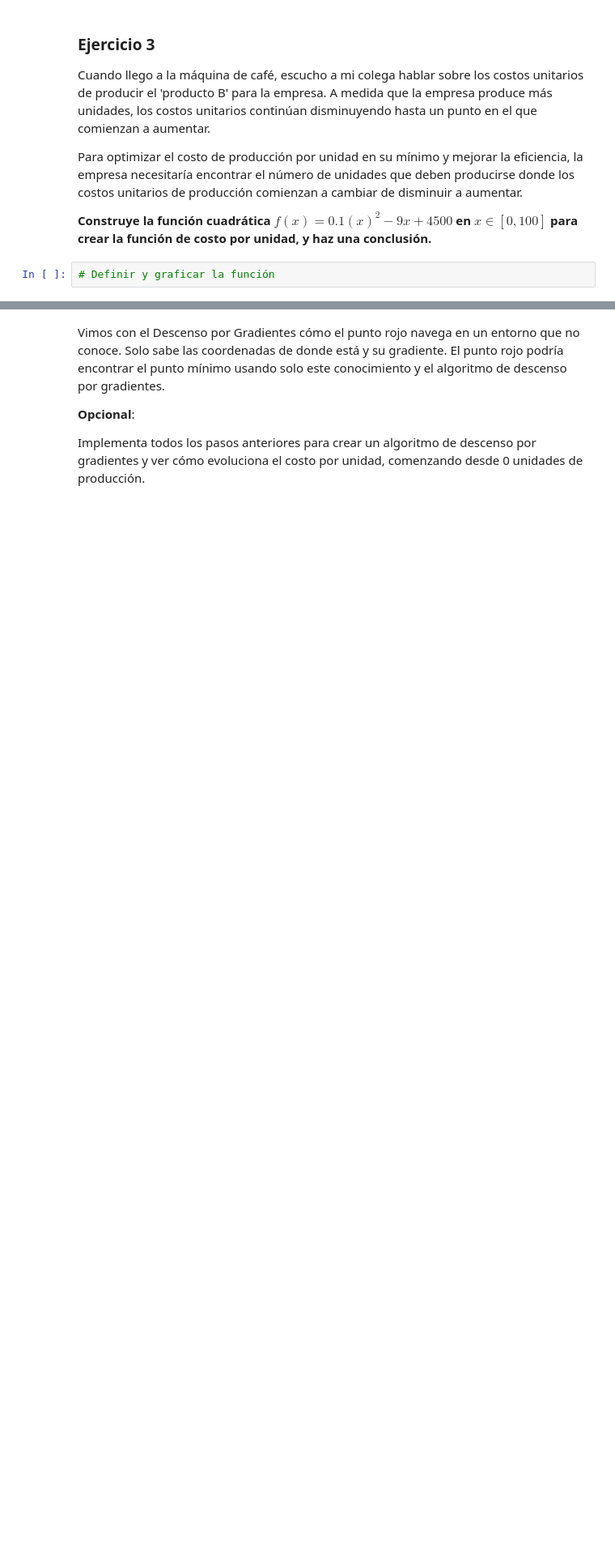
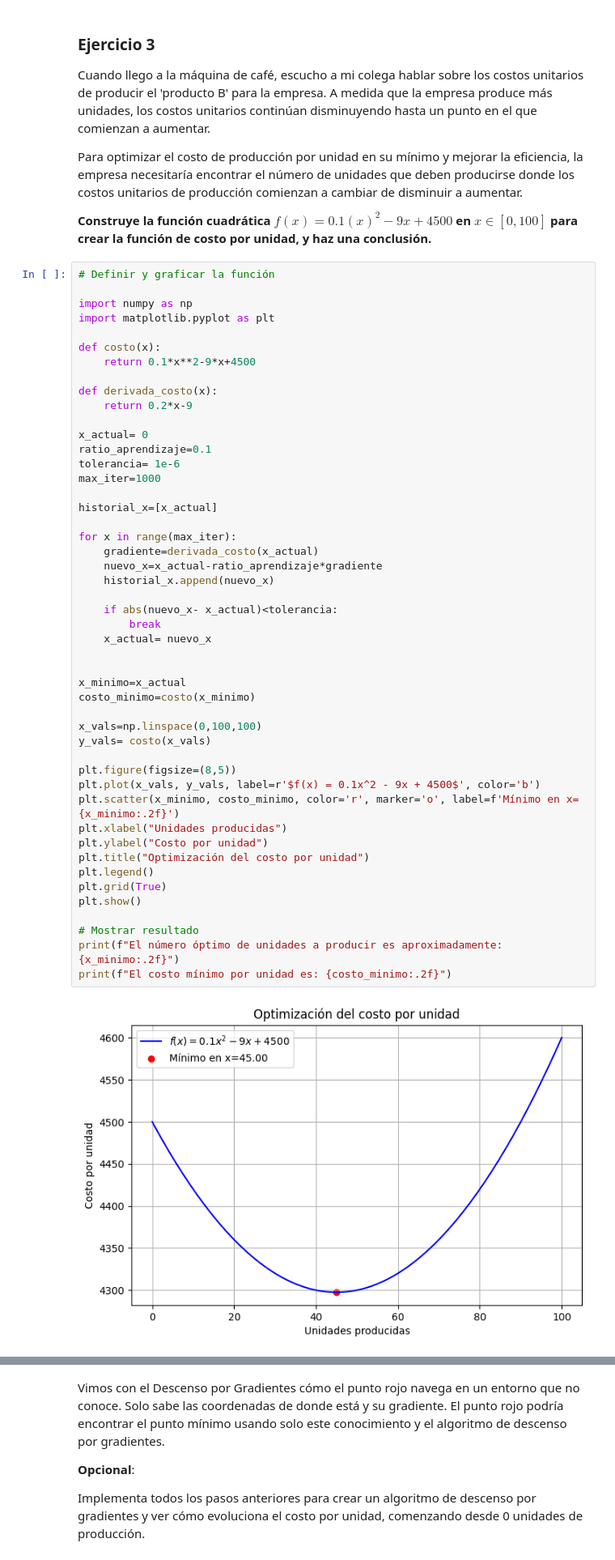
Before and after one commit to ReneRamirez-Test/calculus-and-algebra-problems-with-python, a Jupyter notebook: notebook/problems.es.ipynb, the cells around one changed output, grey strips where cells are left out. Shown at 81% size. Drawn from its saved outputs; the diff is of its cells as text; blank space fills up the shorter version.

```diff
--- a/notebook/problems.es.ipynb
+++ b/notebook/problems.es.ipynb
@@ -254,3 +307,51 @@ Para optimizar el costo de producción por unidad en su mínimo y mejorar la efi
 **Construye la función cuadrática $f(x)=0.1(x)^2−9x +4500$ en $x∈[0,100]$ para crear la función de costo por unidad, y haz una conclusión.**
 # %%
 # Definir y graficar la función
+
+import numpy as np
+import matplotlib.pyplot as plt
+
+def costo(x):
+    return 0.1*x**2-9*x+4500
+
+def derivada_costo(x):
+    return 0.2*x-9
+
+x_actual= 0
+ratio_aprendizaje=0.1
+tolerancia= 1e-6
+max_iter=1000
+
+historial_x=[x_actual]
+
+for x in range(max_iter):
+    gradiente=derivada_costo(x_actual)
+    nuevo_x=x_actual-ratio_aprendizaje*gradiente
+    historial_x.append(nuevo_x)
+
+    if abs(nuevo_x- x_actual)<tolerancia:
+        break
+    x_actual= nuevo_x
+
+
+x_minimo=x_actual
+costo_minimo=costo(x_minimo)
+
+x_vals=np.linspace(0,100,100)
+y_vals= costo(x_vals)
+
+plt.figure(figsize=(8,5))
+plt.plot(x_vals, y_vals, label=r'$f(x) = 0.1x^2 - 9x + 4500$', color='b')
+plt.scatter(x_minimo, costo_minimo, color='r', marker='o', label=f'Mínimo en x={x_minimo:.2f}')
+plt.xlabel("Unidades producidas")
+plt.ylabel("Costo por unidad")
+plt.title("Optimización del costo por unidad")
+plt.legend()
+plt.grid(True)
+plt.show()
+
+# Mostrar resultado
+print(f"El número óptimo de unidades a producir es aproximadamente: {x_minimo:.2f}")
+print(f"El costo mínimo por unidad es: {costo_minimo:.2f}")
+# %% [output]
+[figure, added]
```
Also changed, not shown: parts of 12 cells of this notebook.
